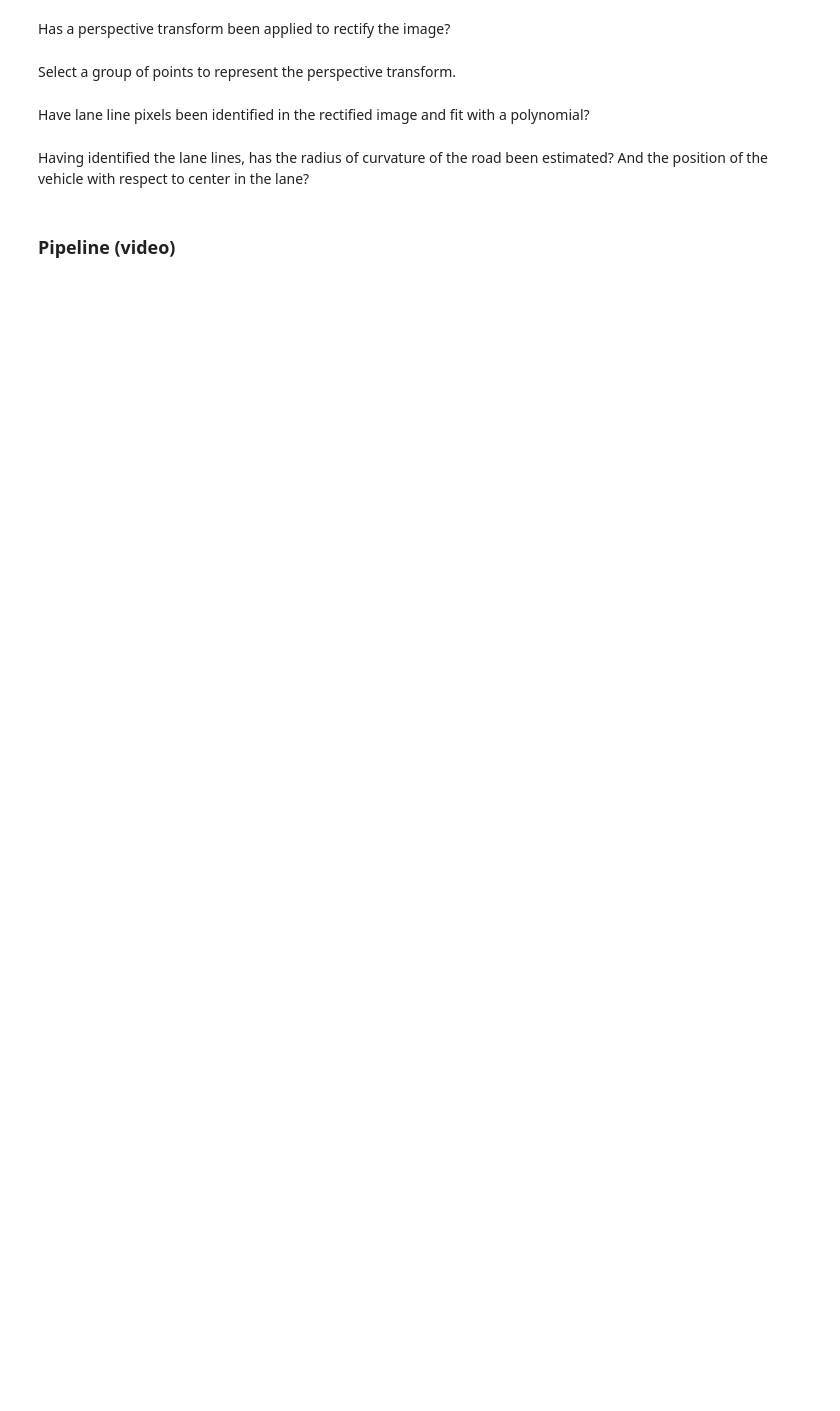
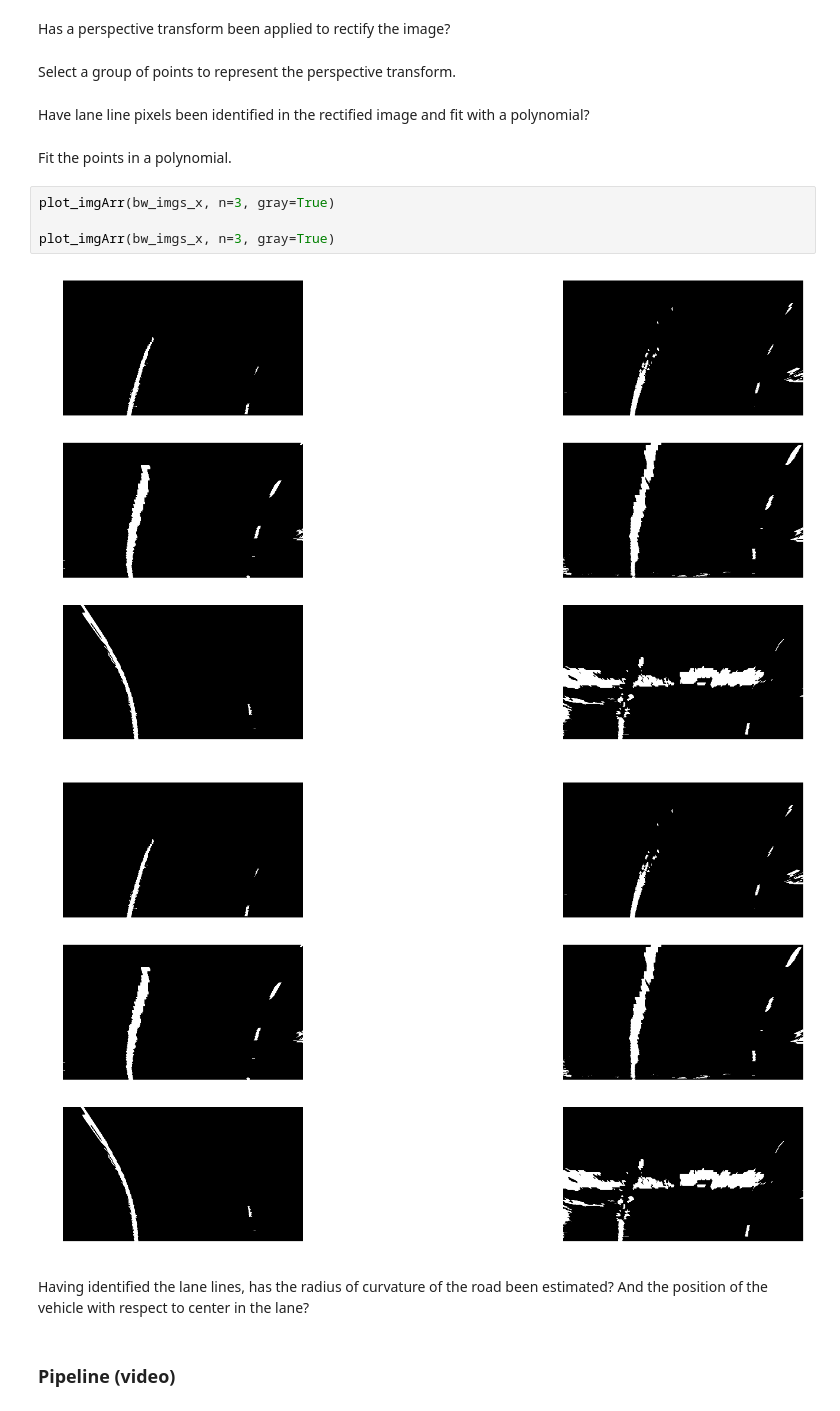
Before and after one commit to yhoazk/CarND-Advanced-Lane-Lines, a Jupyter notebook: Advanced_Lane_lines.ipynb, the cells around one changed output. Drawn from its saved outputs; the diff is of its cells as text; blank space fills up the shorter version.

```diff
--- a/Advanced_Lane_lines.ipynb
+++ b/Advanced_Lane_lines.ipynb
@@ -220,6 +251,15 @@ Has a perspective transform been applied to rectify the image?
 Select a group of points to represent the perspective transform.
 # %% [markdown]
 Have lane line pixels been identified in the rectified image and fit with a polynomial?
+# %% [markdown]
+Fit the points in a polynomial.
+# %%
+plot_imgArr(bw_imgs_x, n=3, gray=True)
+
+plot_imgArr(bw_imgs_x, n=3, gray=True)
+# %% [output]
+[figure, added]
+[figure, added]
 # %% [markdown]
 Having identified the lane lines, has the radius of curvature of the road been estimated?
 And the position of the vehicle with respect to center in the lane?
```
Also changed, not shown: parts of 5 cells of this notebook, 1 other file.
